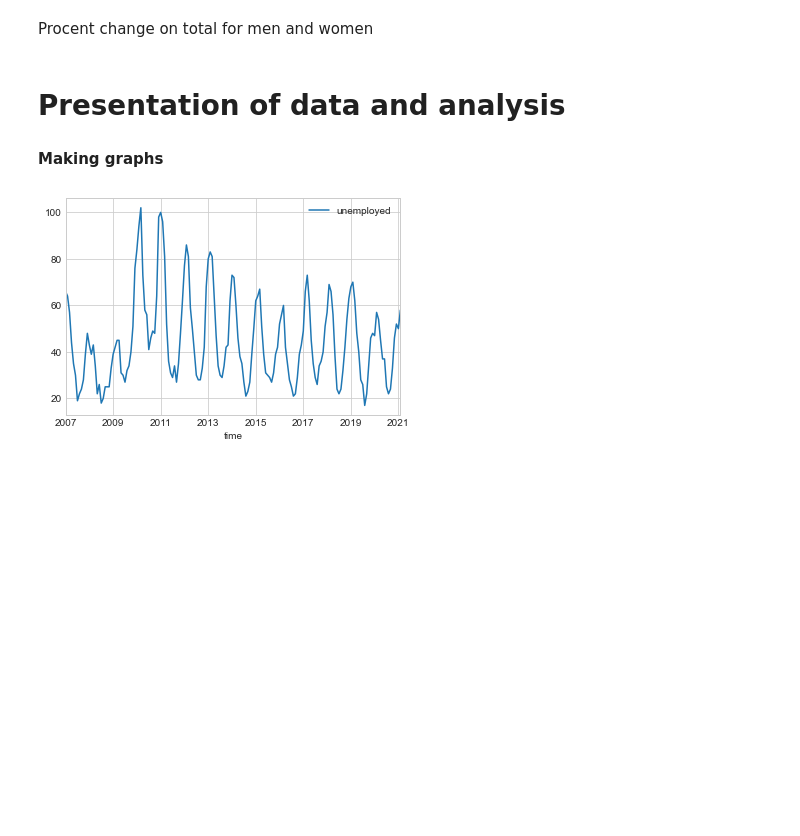
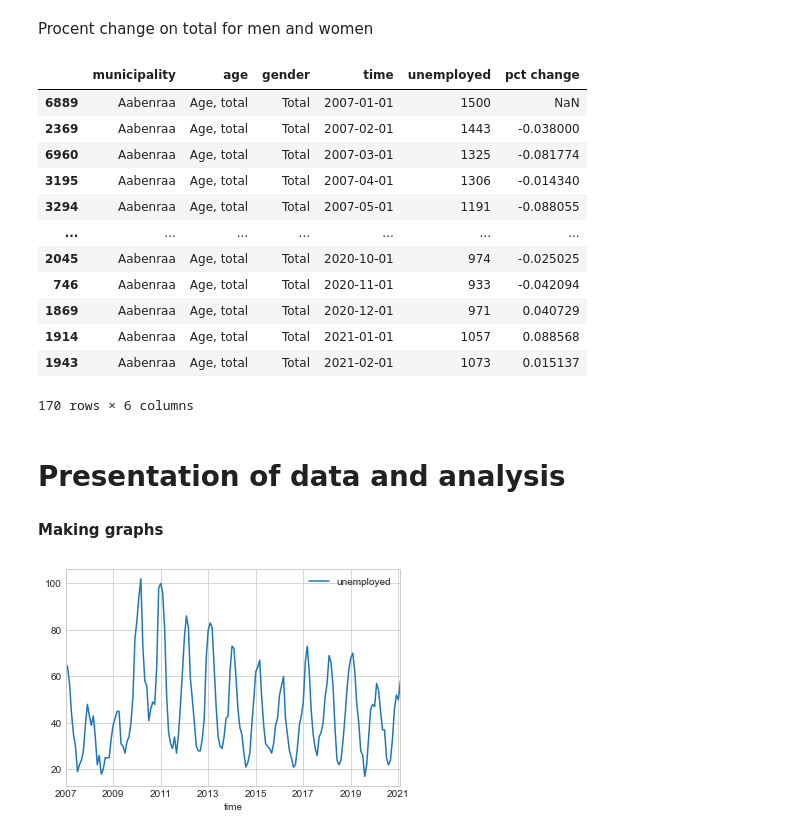
Before and after one commit to AskerNC/projects-2021-m-m, a Jupyter notebook: dataproject/dataproject.ipynb, the cells around one changed output. Saved outputs shown, nothing was run; the diff lists cells and outputs as text; code cells hidden in the pictures; blank space fills up the shorter version.

```diff
--- a/dataproject/dataproject.ipynb
+++ b/dataproject/dataproject.ipynb
@@ -99,6 +132,24 @@ unique_areas = unempl['municipality'].unique() #Creates an array of each unique
 for area in unique_areas: #Takes each individual area with the restriction that gender = Total. Then it loops over each area and creates the pct change
     I = (unempl['municipality']==area) & (unempl['gender'] == 'Total')
     unempl.loc[I, 'pct change'] = unempl.loc[I,'unemployed'].pct_change(fill_method='ffill')
+# %%
+
+I = (unempl['municipality']=='Aabenraa') & (unempl['gender'] == 'Total')
+unempl[I]
+# %% [output]
+|  | municipality | age | gender | time | unemployed | pct change |
+| 6889 | Aabenraa | Age, total | Total | 2007-01-01 | 1500 | NaN |
+| 2369 | Aabenraa | Age, total | Total | 2007-02-01 | 1443 | -0.038000 |
+| 6960 | Aabenraa | Age, total | Total | 2007-03-01 | 1325 | -0.081774 |
+| 3195 | Aabenraa | Age, total | Total | 2007-04-01 | 1306 | -0.014340 |
+| 3294 | Aabenraa | Age, total | Total | 2007-05-01 | 1191 | -0.088055 |
+| ... | ... | ... | ... | ... | ... | ... |
+| 2045 | Aabenraa | Age, total | Total | 2020-10-01 | 974 | -0.025025 |
+| 746 | Aabenraa | Age, total | Total | 2020-11-01 | 933 | -0.042094 |
+| 1869 | Aabenraa | Age, total | Total | 2020-12-01 | 971 | 0.040729 |
+| 1914 | Aabenraa | Age, total | Total | 2021-01-01 | 1057 | 0.088568 |
+| 1943 | Aabenraa | Age, total | Total | 2021-02-01 | 1073 | 0.015137 |
+170 rows × 6 columns
 # %% [markdown]
 # Presentation of data and analysis
 # %% [markdown]
```
Also changed, not shown: parts of 10 cells of this notebook.
